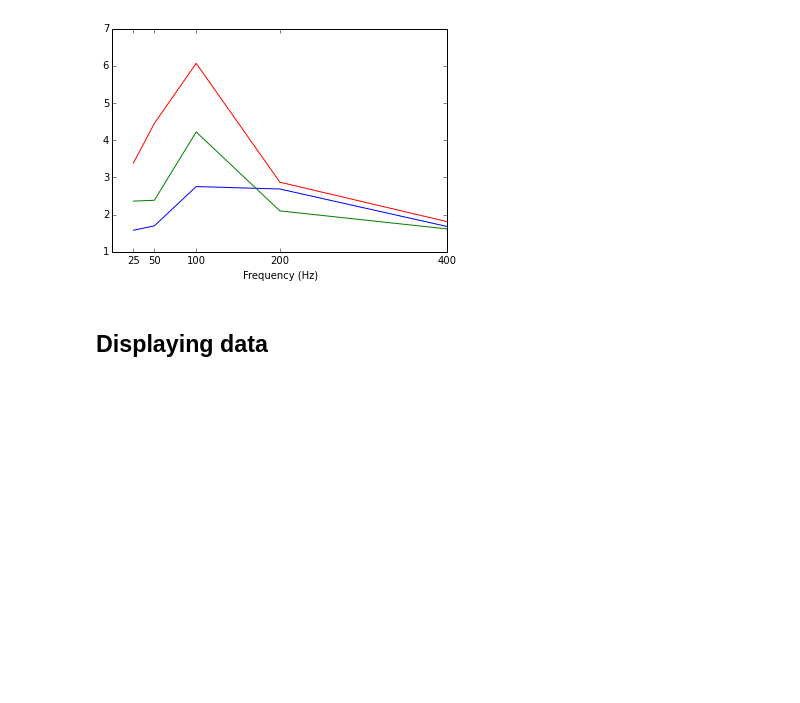
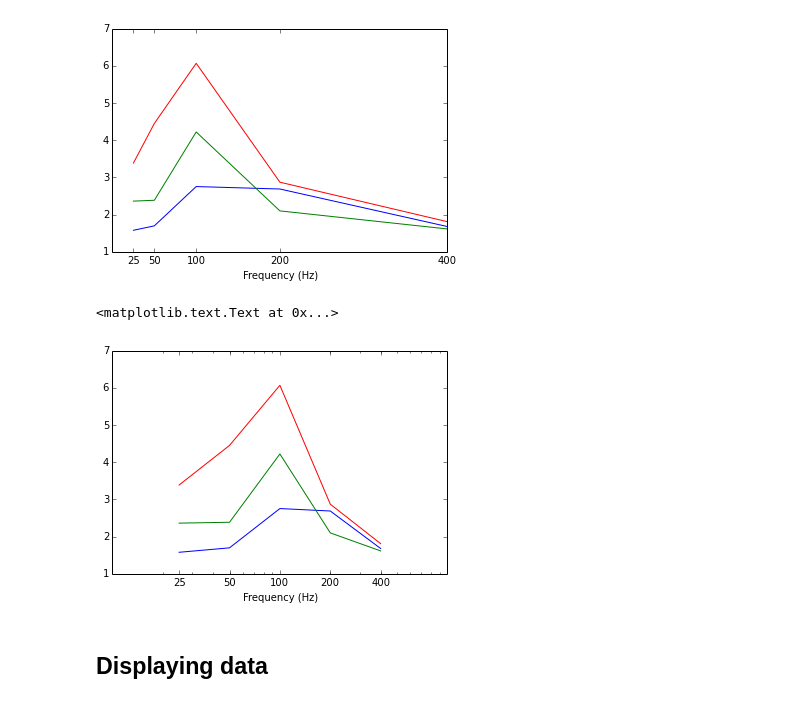
Before and after one commit to jackie623/Modern-Data-Management, a Jupyter notebook: fly/python/CCB4_MATLAB_Analysis_Script.ipynb, the cells around one changed output. Cells and saved outputs as stored; diff of their text form; code cells hidden in the pictures; blank space fills up the shorter version.

Commit message:
Added semilogx

```diff
--- a/fly/python/CCB4_MATLAB_Analysis_Script.ipynb
+++ b/fly/python/CCB4_MATLAB_Analysis_Script.ipynb
@@ -828,6 +828,16 @@ ax.set_xlabel('Frequency (Hz)')
 # %% [output]
 <matplotlib.text.Text at 0x...>
 [figure]
+# %%
+fix,ax = plt.subplots()
+freqs = trial['params'].freqs
+ax.semilogx(freqs, amplitudes)
+ax.set_xticks(freqs)
+ax.set_xticklabels(freqs)
+ax.set_xlabel('Frequency (Hz)')
+# %% [output]
+<matplotlib.text.Text at 0x...>
+[figure, added]
 # %% [markdown]
 ## Displaying data
 # %% [raw]
```
